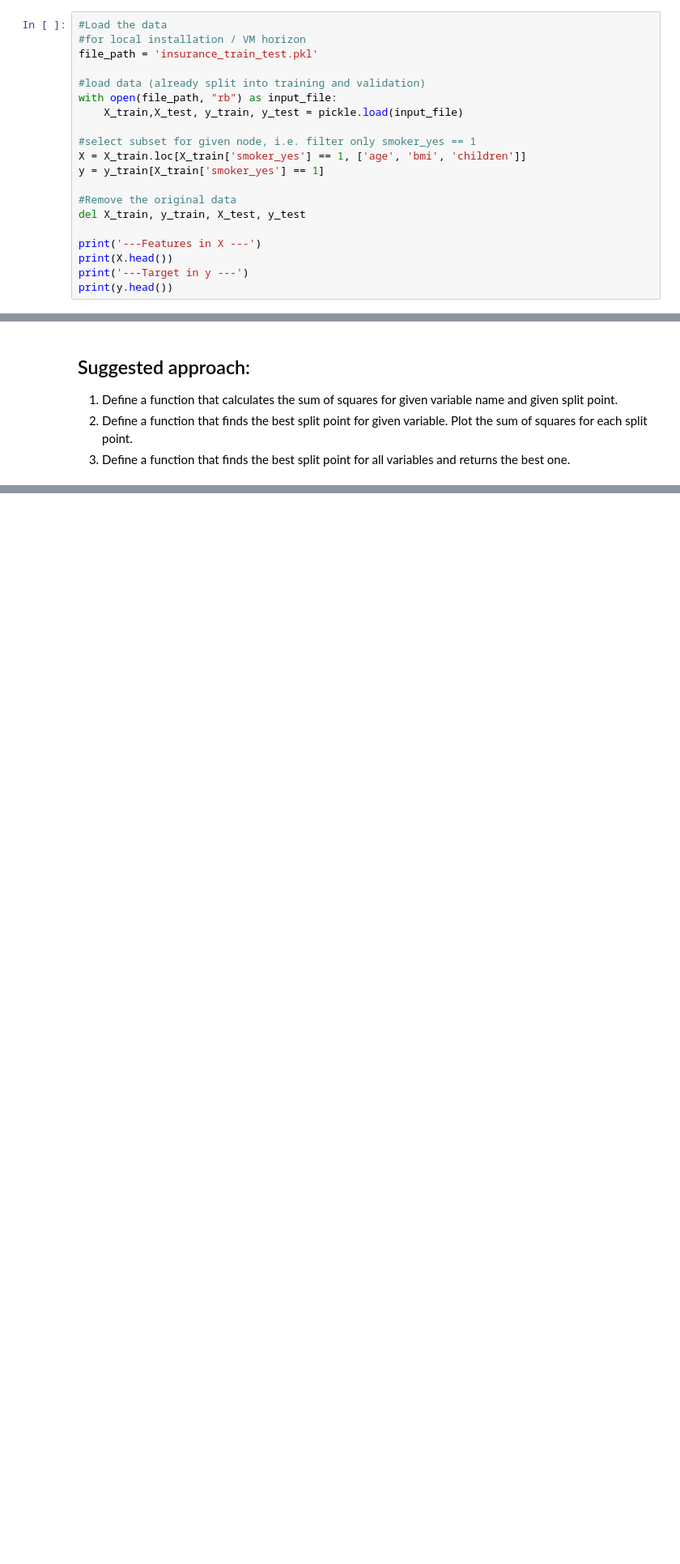
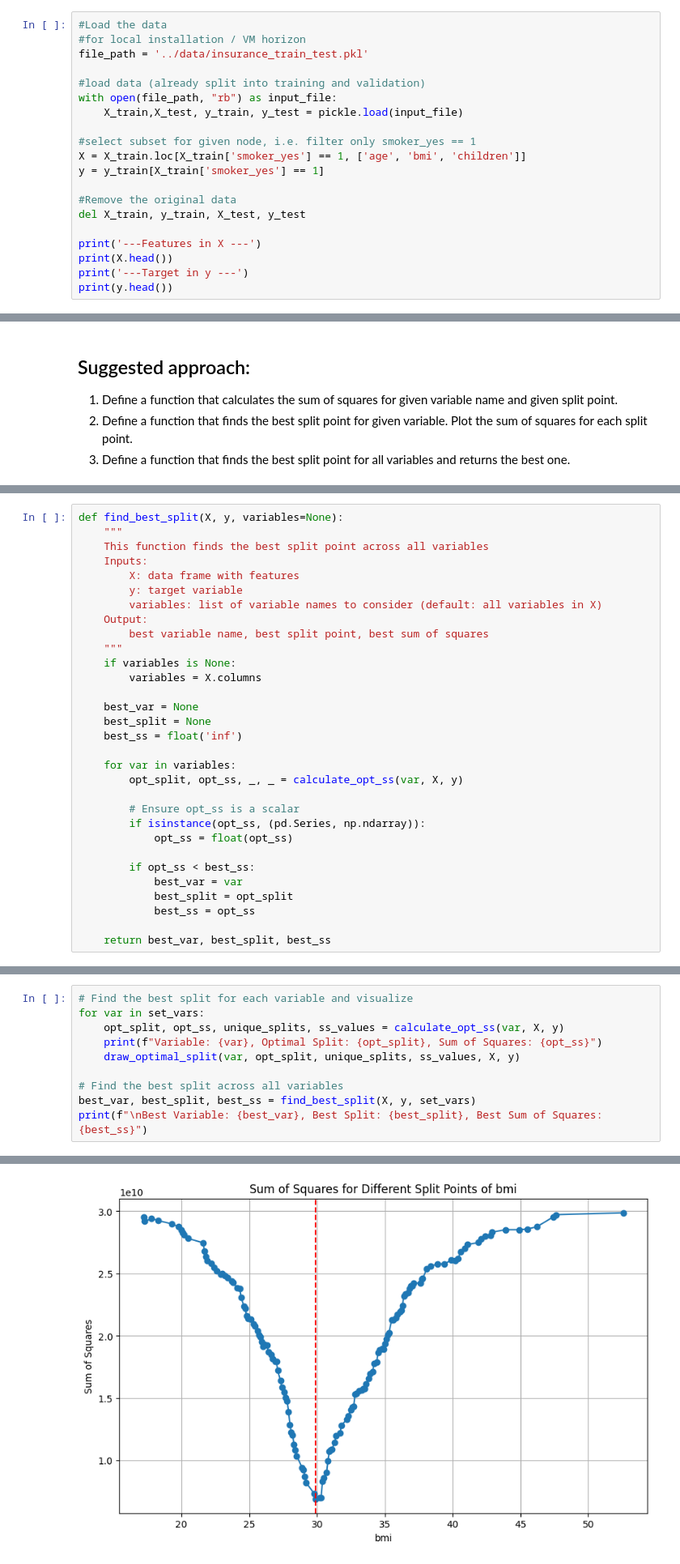
Before and after one commit to ViktorSivek/Data_X_school, a Jupyter notebook: notebooks/node_opt_v05_student.ipynb, the cells around one changed output, grey strips where cells are left out. Shown at 81% size. Saved outputs shown, nothing was run; the diff lists cells and outputs as text; blank space fills up the shorter version.

```diff
--- a/notebooks/node_opt_v05_student.ipynb
+++ b/notebooks/node_opt_v05_student.ipynb
@@ -31,7 +26,7 @@ To: /content/insurance_train_test.pkl
 # %%
 #Load the data
 #for local installation / VM horizon
-file_path = 'insurance_train_test.pkl'
+file_path = '../data/insurance_train_test.pkl'
 
 #load data (already split into training and validation)
 with open(file_path, "rb") as input_file:
@@ -125,3 +158,34 @@ def draw_optimal_split(split_var_name, opt_split, unique_potential_split_points,
+# %%
+def find_best_split(X, y, variables=None):
+    """
+    This function finds the best split point across all variables
+    Inputs:
+        X: data frame with features
+        y: target variable
+        variables: list of variable names to consider (default: all variables in X)
+    Output:
+        best variable name, best split point, best sum of squares
+    """
+    if variables is None:
+        variables = X.columns
+
+    best_var = None
+    best_split = None
+    best_ss = float('inf')
+
+    for var in variables:
+        opt_split, opt_ss, _, _ = calculate_opt_ss(var, X, y)
+
+        # Ensure opt_ss is a scalar
+        if isinstance(opt_ss, (pd.Series, np.ndarray)):
+            opt_ss = float(opt_ss)
+
+        if opt_ss < best_ss:
+            best_var = var
+            best_split = opt_split
+            best_ss = opt_ss
+
+    return best_var, best_split, best_ss
 # %%
 #calculate optimum for different variables
 set_vars = ["bmi", "age", "children"] #try set of these variables
@@ -141,0 +192,11 @@ set_vars = ["bmi", "age", "children"] #try set of these variables
+# %%
+# Find the best split for each variable and visualize
+for var in set_vars:
+    opt_split, opt_ss, unique_splits, ss_values = calculate_opt_ss(var, X, y)
+    print(f"Variable: {var}, Optimal Split: {opt_split}, Sum of Squares: {opt_ss}")
+    draw_optimal_split(var, opt_split, unique_splits, ss_values, X, y)
+
+# Find the best split across all variables
+best_var, best_split, best_ss = find_best_split(X, y, set_vars)
+print(f"\nBest Variable: {best_var}, Best Split: {best_split}, Best Sum of Squares: {best_ss}")
+# %% [output]
@@ -141,0 +204 @@ set_vars = ["bmi", "age", "children"] #try set of these variables
+[figure, added]
```
Also changed, not shown: parts of 7 cells of this notebook.
